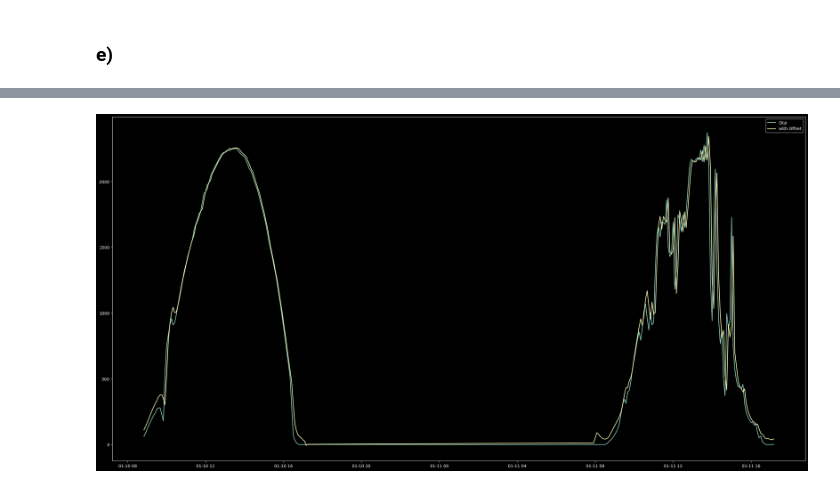
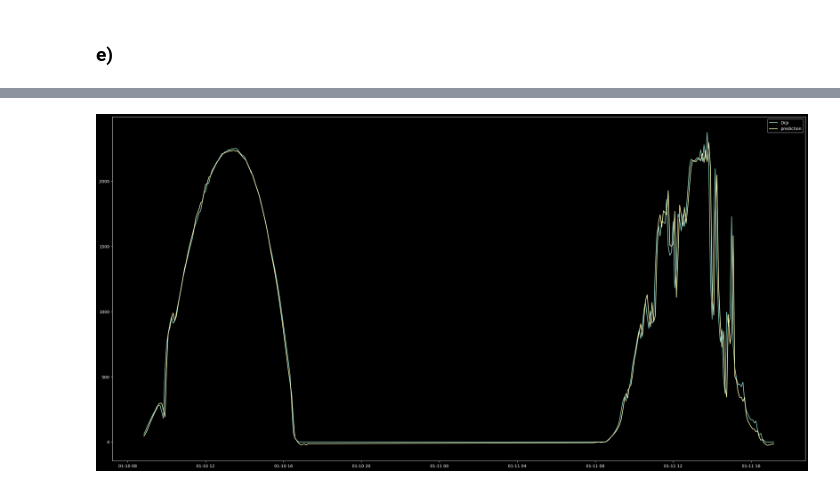
Before and after one commit to JacobFrodermann/ML-3, a Jupyter notebook: 9/ab.ipynb, the cells around one changed output, grey strips where cells are left out. Cells and saved outputs as stored; diff of their text form; code cells hidden in the pictures.

```diff
--- a/9/ab.ipynb
+++ b/9/ab.ipynb
@@ -71,18 +71,10 @@ model.add(Dropout(0.02))
 model.add(Dense(20))
 model.add(Dense(1))
 
-model.compile(optimizer='adam', loss='huber', metrics=['mean_absolute_error'])
+model.compile(optimizer='adam', loss='mae', metrics=['mean_absolute_error'])
 # %% [markdown]
 ### e)
 # %%
-hist = model.fit(train_ds, validation_data=val_ds, epochs=100, batch_size=32, callbacks=[keras.callbacks.EarlyStopping(monitor='val_loss', patience=2)])
-
-plt.plot(hist.history['loss'], label='train loss')
-plt.plot(hist.history['val_loss'], label='val loss')
-plt.plot(hist.history['mean_absolute_error'], label='mean absolute error')
-plt.xlabel('epoch')
-plt.ylabel('loss')
-plt.legend()
-plt.show()
+hist = model.fit(train_ds, validation_data=val_ds, epochs=100, batch_size=32, callbacks=[keras.callbacks.EarlyStopping(monitor='val_loss', patience=10, restore_best_weights=True)])
 # %% [output]
 Epoch 1/100
@@ -134,8 +144,8 @@ timestamps = demo.index[lookback:]
 
 plt.figure(figsize=(30,15))
 plt.plot(timestamps, demo['Dcp'].values[lookback:][:,0:1],label='Dcp')
-#plt.plot(timestamps, demo_predicted[:, 0:1],label='prediction')
-plt.plot(timestamps, demo_predicted_offset[:, 0:1],label='with Offset')
+plt.plot(timestamps, demo_predicted[:, 0:1],label='prediction')
+#plt.plot(timestamps, demo_predicted_offset[:, 0:1],label='with Offset')
 plt.legend()
 plt.show()
 # %% [output]
@@ -143 +154 @@ plt.show()
-[figure, old version]
+[figure, new version]
```
Also changed, not shown: parts of 3 cells of this notebook.
